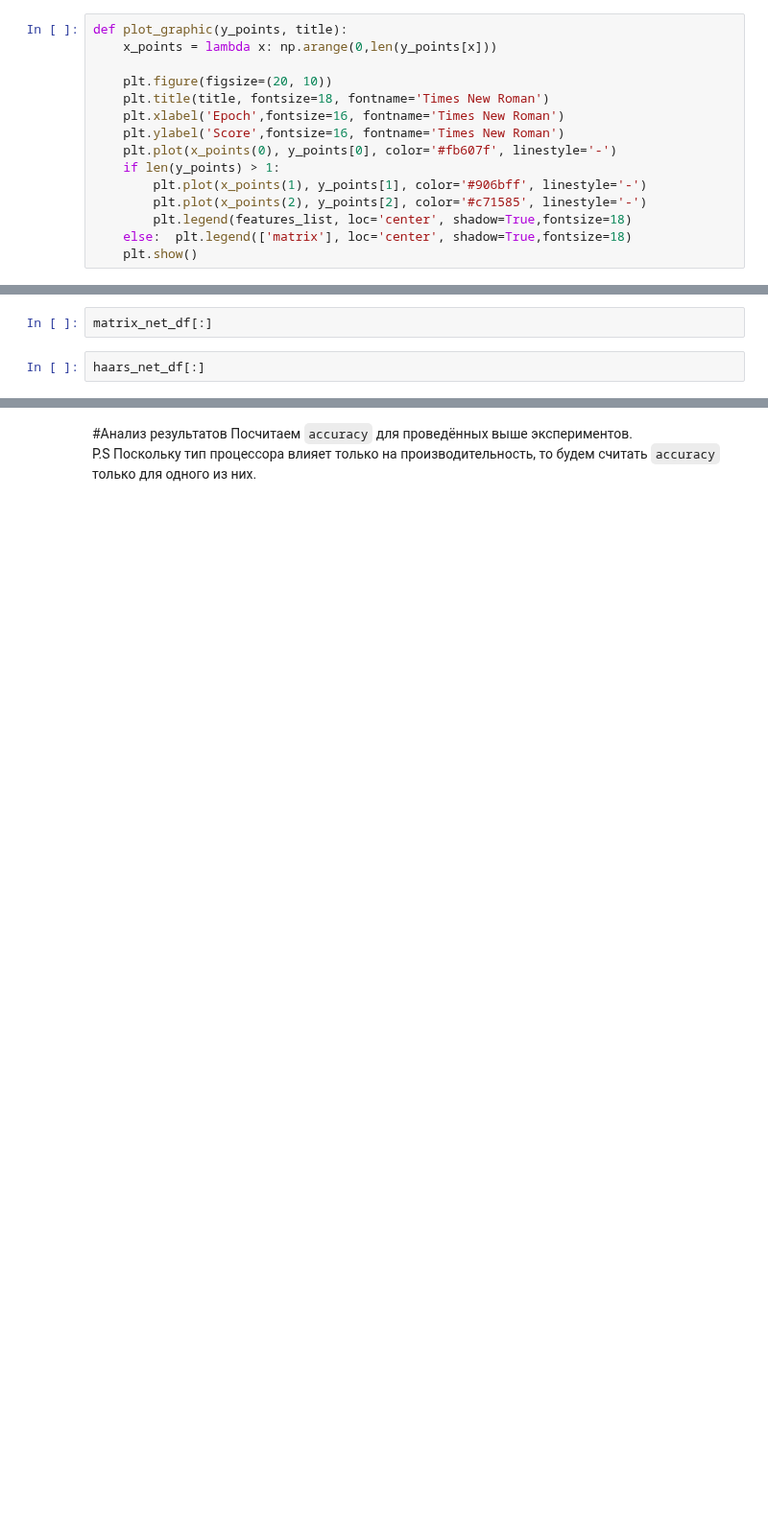
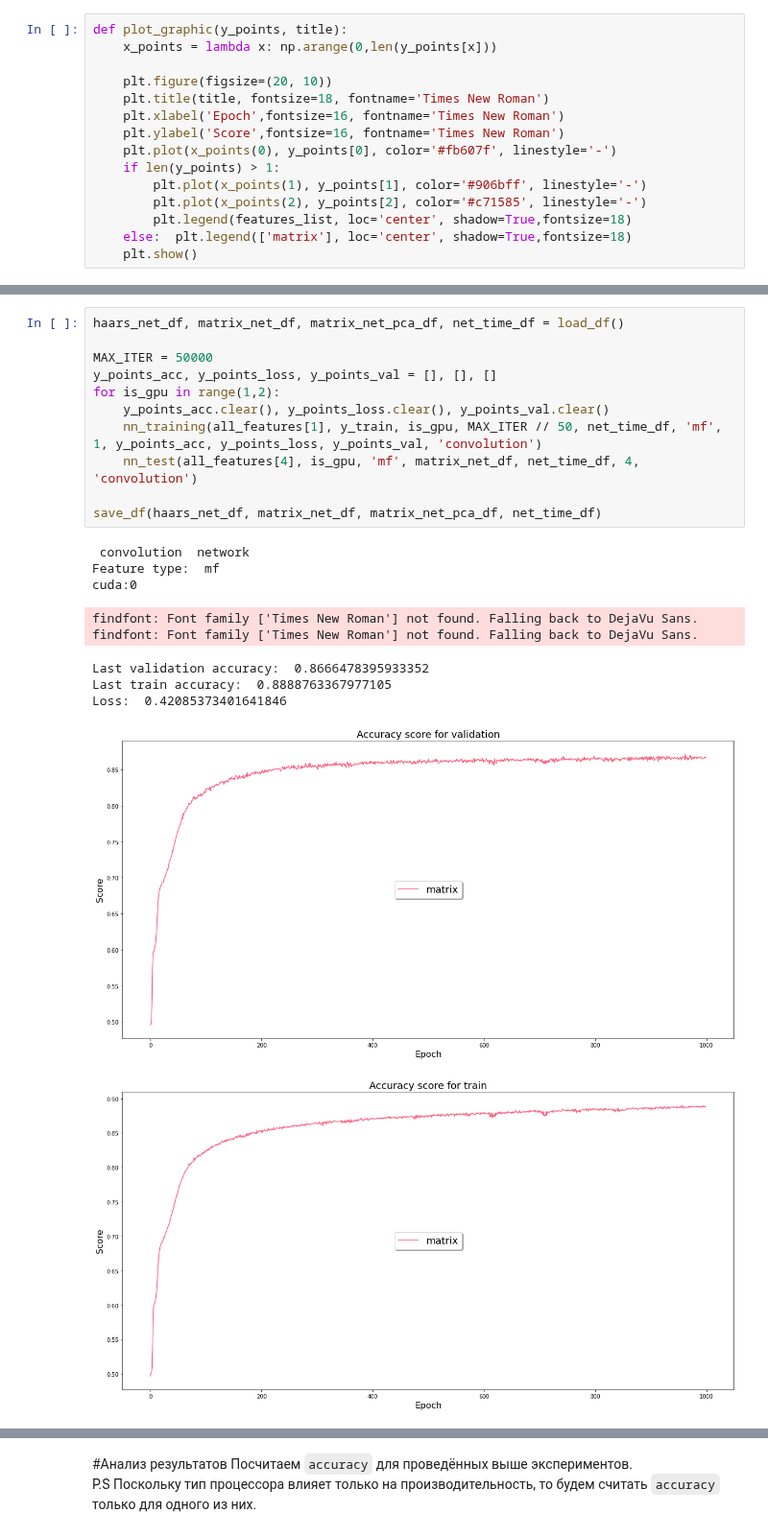
Before and after one commit to Kat-ies/Coursework, a Jupyter notebook: Neural_network_face_classificaion.ipynb, the cells around one changed output, grey strips where cells are left out. Shown at 96% size. Saved outputs shown, nothing was run; the diff lists cells and outputs as text; blank space fills up the shorter version.

```diff
--- a/Neural_network_face_classificaion.ipynb
+++ b/Neural_network_face_classificaion.ipynb
@@ -349,4 +365,22 @@ cuda:0
-# %%
-matrix_net_df[:]
-# %%
-haars_net_df[:]
+# %%
+haars_net_df, matrix_net_df, matrix_net_pca_df, net_time_df = load_df()
+
+MAX_ITER = 50000
+y_points_acc, y_points_loss, y_points_val = [], [], []
+for is_gpu in range(1,2):
+    y_points_acc.clear(), y_points_loss.clear(), y_points_val.clear()
+    nn_training(all_features[1], y_train, is_gpu, MAX_ITER // 50, net_time_df, 'mf', 1, y_points_acc, y_points_loss, y_points_val, 'convolution')
+    nn_test(all_features[4], is_gpu, 'mf', matrix_net_df, net_time_df, 4, 'convolution')
+
+save_df(haars_net_df, matrix_net_df, matrix_net_pca_df, net_time_df)
+# %% [output]
+ convolution  network
+Feature type:  mf
+cuda:0
+findfont: Font family ['Times New Roman'] not found. Falling back to DejaVu Sans.
+findfont: Font family ['Times New Roman'] not found. Falling back to DejaVu Sans.
+Last validation accuracy:  0.8666478395933352
+Last train accuracy:  0.8888763367977105
+Loss:  0.42085373401641846
+[figure, added]
+[figure, added]
```
Also changed, not shown: parts of 15 cells of this notebook.
